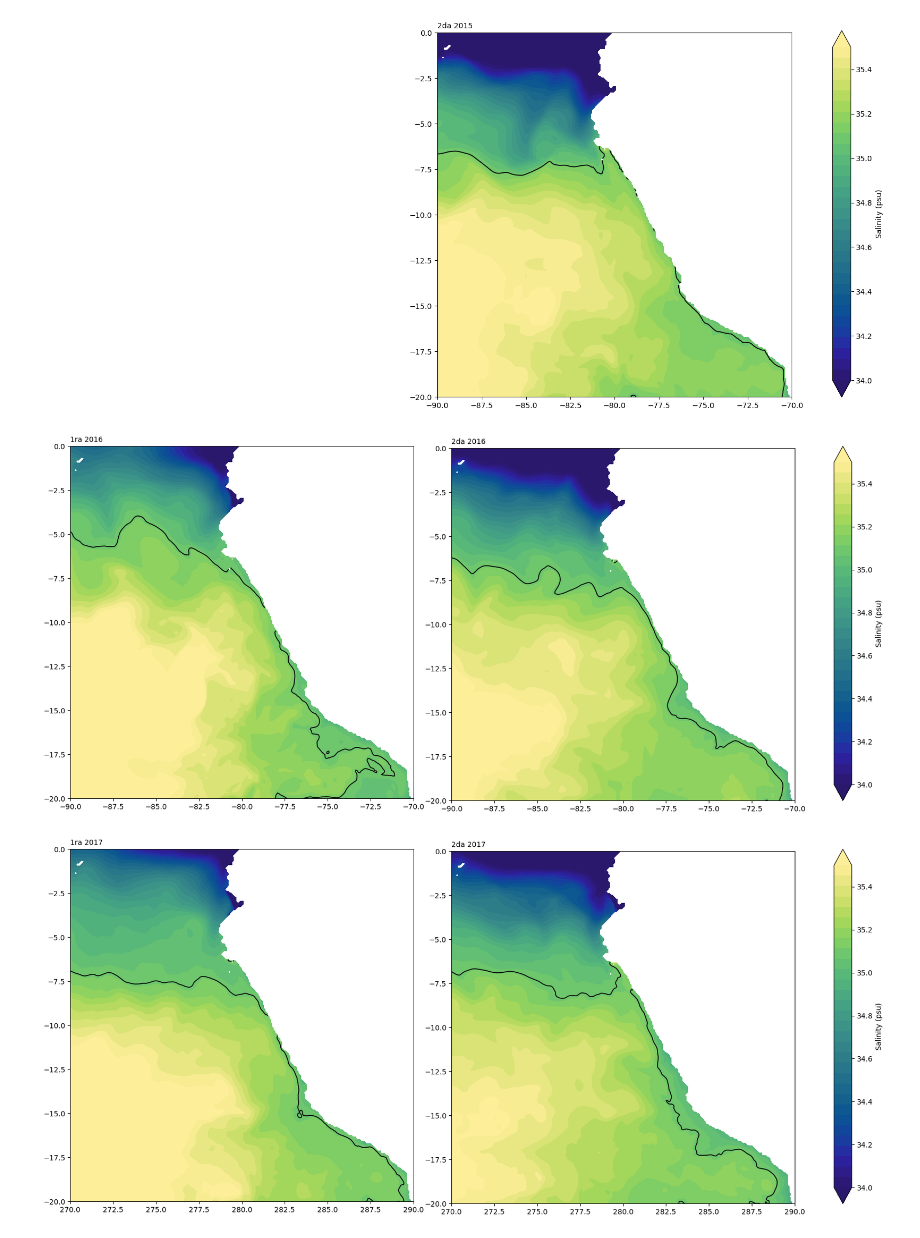
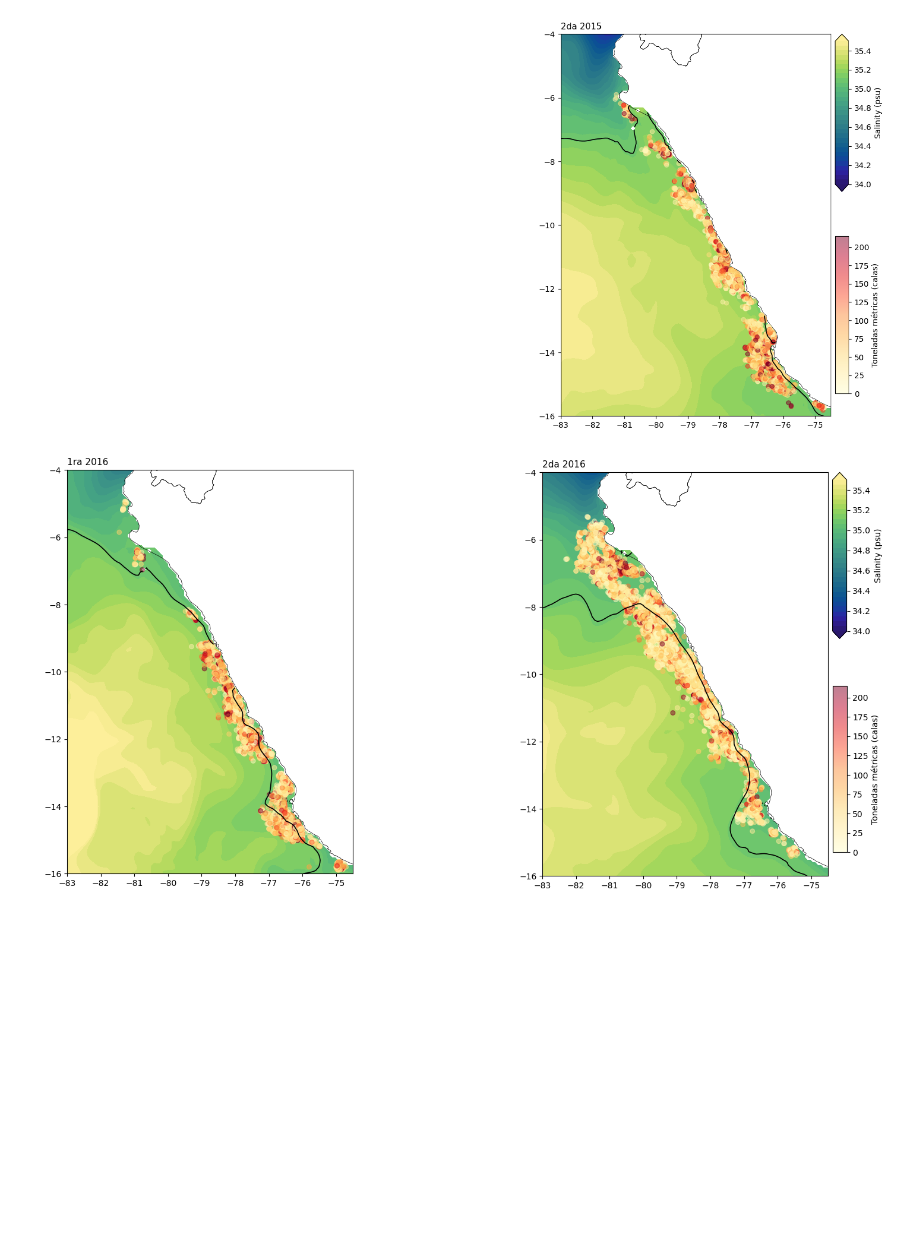
Before and after one commit to dbrisaro/catch_modelling, a Jupyter notebook: scripts/plots_salinity.ipynb, the cells around one changed output. Saved outputs shown, nothing was run; the diff lists cells and outputs as text; code cells hidden in the pictures; blank space fills up the shorter version.

Commit message:
incorporate calas into salinity anomalies, prep data for OLS

```diff
--- a/scripts/plots_salinity.ipynb
+++ b/scripts/plots_salinity.ipynb
@@ -55,38 +62,79 @@ array([<Axes: title={'left': '1ra 2016'}>,
 # %%
 
+path_features = Path("/home/jupyter-daniela/suyana/peru_production/features/")
+path_output = Path("/home/jupyter-daniela/suyana/peru_production/displays/")
+boundary = gpd.read_file("/home/jupyter-daniela/suyana/geometries/ne_10m_admin_0_countries/ne_10m_admin_0_countries.shp")
+
+archivos = [
+    f for f in path_features.glob("hycom_*.nc")
+    if re.match(r"hycom_(1ra|2da)-\d{4}\.nc$", f.name)
+]
+
+def orden_temporada(f):
+    m = re.match(r"hycom_(1ra|2da)-(\d{4})\.nc$", f.name)
+    if m:
+        temporada, anio = m.groups()
+        return int(anio), 0 if temporada == "1ra" else 1
+    return (9999, 9)
+
+archivos_ordenados = sorted(archivos, key=orden_temporada)
 anios = sorted(set(int(re.search(r"(\d{4})", f.name).group(1)) for f in archivos_ordenados))
 
-#anios = [2015, 2016, 2017]
 levels = np.linspace(34, 35.5, 32)
 ticks = np.arange(34, 35.5, 0.2)
 
+
 for anio in anios:
     fig = plt.figure(figsize=(16, 8))
-
     axes = [plt.axes([0.05, 0.055, 0.45, 0.85]), plt.axes([0.55, 0.05, 0.45, 0.85])]
 
     for j, temporada in enumerate(["1ra", "2da"]):
         fname = next((f for f in archivos_ordenados if f"_{temporada}-{anio}" in f.name), None)
+        ax = axes[j]
+
         if fname is None:
-            axes[j].axis("off")
+            ax.axis("off")
             continue
 
         ds = xr.open_dataset(fname)
+        if (ds.lon > 180).any():
+            ds = ds.assign_coords(lon=(((ds.lon + 180) % 360) - 180))
+            ds = ds.sortby(ds.lon)
+
         sal_mean = ds["salinity"].mean("time")
 
-        cf = axes[j].contourf(
+        cf = ax.contourf(
             ds["lon"], ds["lat"], sal_mean,
             levels=levels, cmap=cmocean.cm.haline, extend="both"
         )
-        axes[j].contour(
-            ds["lon"], ds["lat"], sal_mean,
-            levels=[35.1], colors="black", linewidths=1.2
-        )
-        axes[j].set_title(f"{temporada} {anio}", fontsize=10, loc="left")
+        ax.contour(ds["lon"], ds["lat"], sal_mean, levels=[35.1], colors="black", linewidths=1.2)
 
-    fig.colorbar(cf, ax=axes, orientation="vertical", fraction=0.03, pad=0.05, ticks=ticks, label="Salinity (psu)")
-    plt.show()
+        boundary.plot(ax=ax, facecolor="none", edgecolor="black", linewidth=0.5)
+
+        df_calas["anio"] = df_calas["temporada"].str.extract(r"(\d{4})").astype(int)
+        df_calas = df_calas.rename(columns={"latitud ": "latitud"})
+
+        df_temp = df_calas[(df_calas["anio"] == anio) & (df_calas["temporada"].str.contains(temporada, case=False))]
+
+        if not df_temp.empty:
+            sc = ax.scatter(
+                df_temp["longitud"], df_temp["latitud"],
+                c=df_temp["declarado_tm"],
+                cmap="YlOrRd", alpha=0.5, s=30,
+                vmin=0, vmax=df_calas["declarado_tm"].quantile(0.95)
+            )
+
+        ax.set_xlim([-83, -74.5])
+        ax.set_ylim([-16, -4])
+        ax.set_title(f"{temporada} {anio}", fontsize=11, loc="left")
+
+    cax1 = fig.add_axes([0.93, 0.55, 0.015, 0.35])
+    fig.colorbar(cf, cax=cax1, ticks=ticks, label="Salinity (psu)")
+
+    cax2 = fig.add_axes([0.93, 0.1, 0.015, 0.35])
+    fig.colorbar(sc, cax=cax2, label="Toneladas métricas (calas)")
+
+    fig.savefig(path_output / f"hycom_calas_{anio}.png", bbox_inches="tight")
 # %% [output]
-[figure, old version]
+[figure, new version]
-[figure, old version]
+[figure, new version]
-[figure, removed]
```
Also changed, not shown: parts of 7 cells of this notebook, 3 other files.
